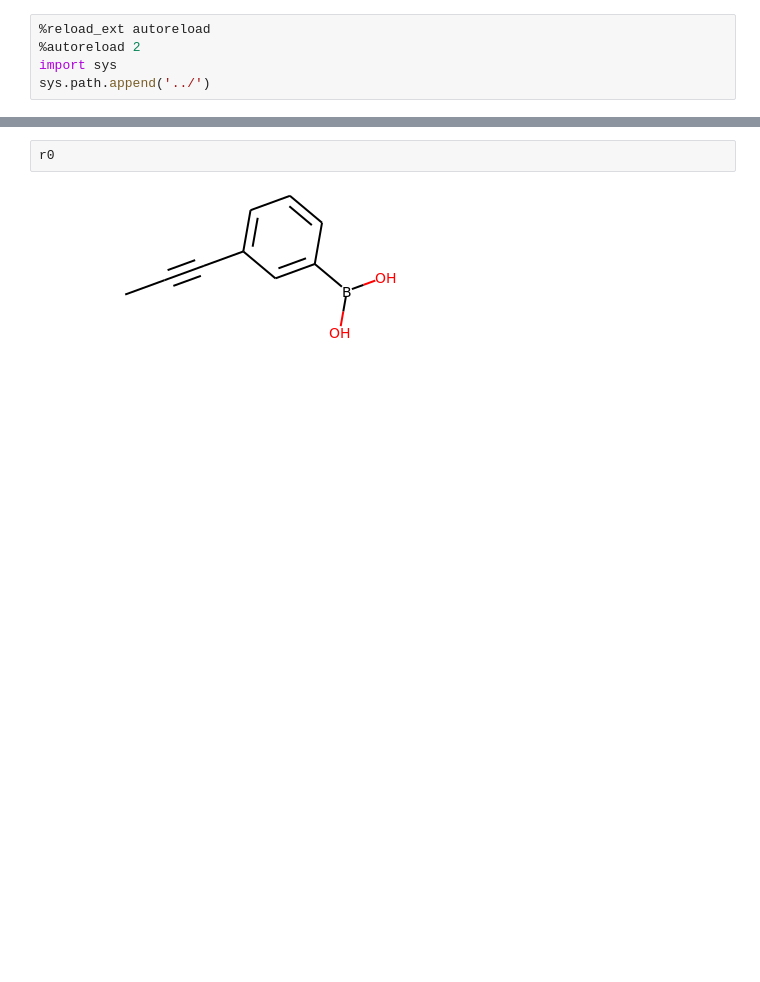
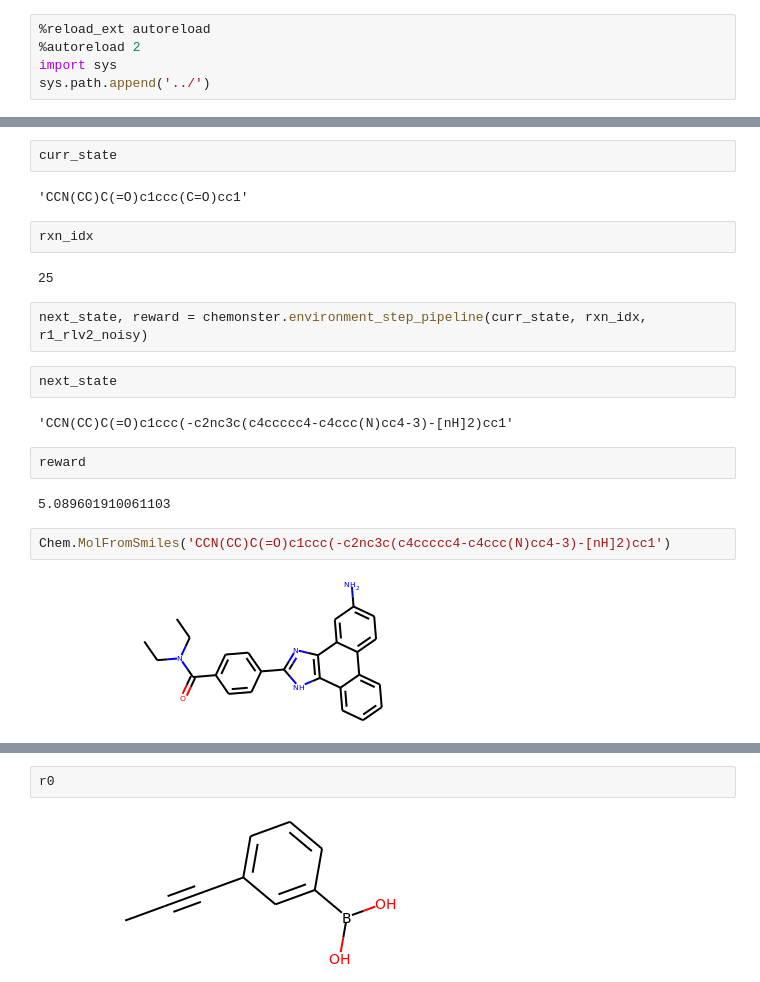
Before and after one commit to FrekMown/neopgfs, a Jupyter notebook: ipynb/2_test_objects.ipynb, the cells around one changed output, grey strips where cells are left out. Saved outputs shown, nothing was run; the diff lists cells and outputs as text; blank space fills up the shorter version.

```diff
--- a/ipynb/2_test_objects.ipynb
+++ b/ipynb/2_test_objects.ipynb
@@ -26,0 +38,22 @@ env.get_k_neighbors(action).shape
+# %%
+curr_state
+# %% [output]
+'CCN(CC)C(=O)c1ccc(C=O)cc1'
+# %%
+rxn_idx
+# %% [output]
+25
+# %%
+next_state, reward = chemonster.environment_step_pipeline(curr_state, rxn_idx, r1_rlv2_noisy)
+# %%
+next_state
+# %% [output]
+'CCN(CC)C(=O)c1ccc(-c2nc3c(c4ccccc4-c4ccc(N)cc4-3)-[nH]2)cc1'
+# %%
+reward
+# %% [output]
+5.089601910061103
+# %%
+Chem.MolFromSmiles('CCN(CC)C(=O)c1ccc(-c2nc3c(c4ccccc4-c4ccc(N)cc4-3)-[nH]2)cc1')
+# %% [output]
+[figure, added]
```
Also changed, not shown: parts of 39 cells of this notebook, 7 other files.
